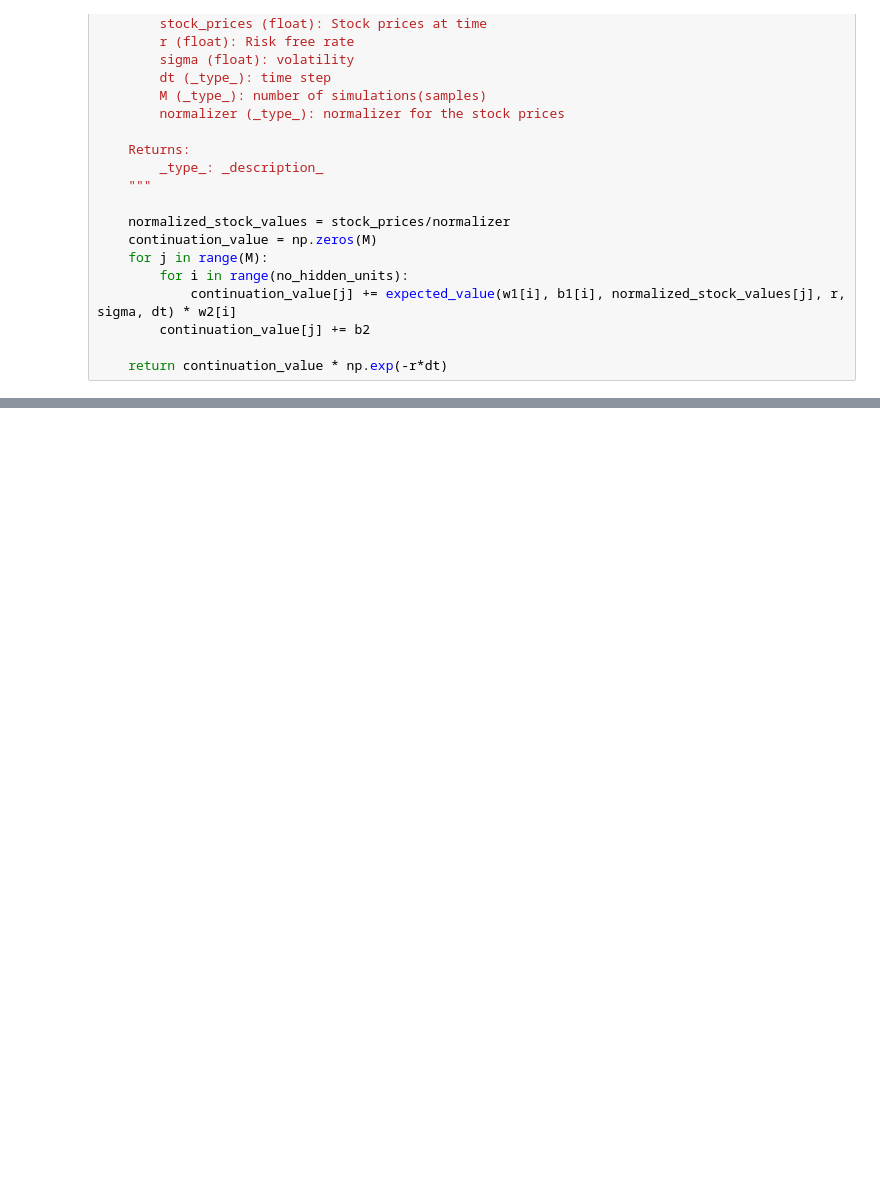
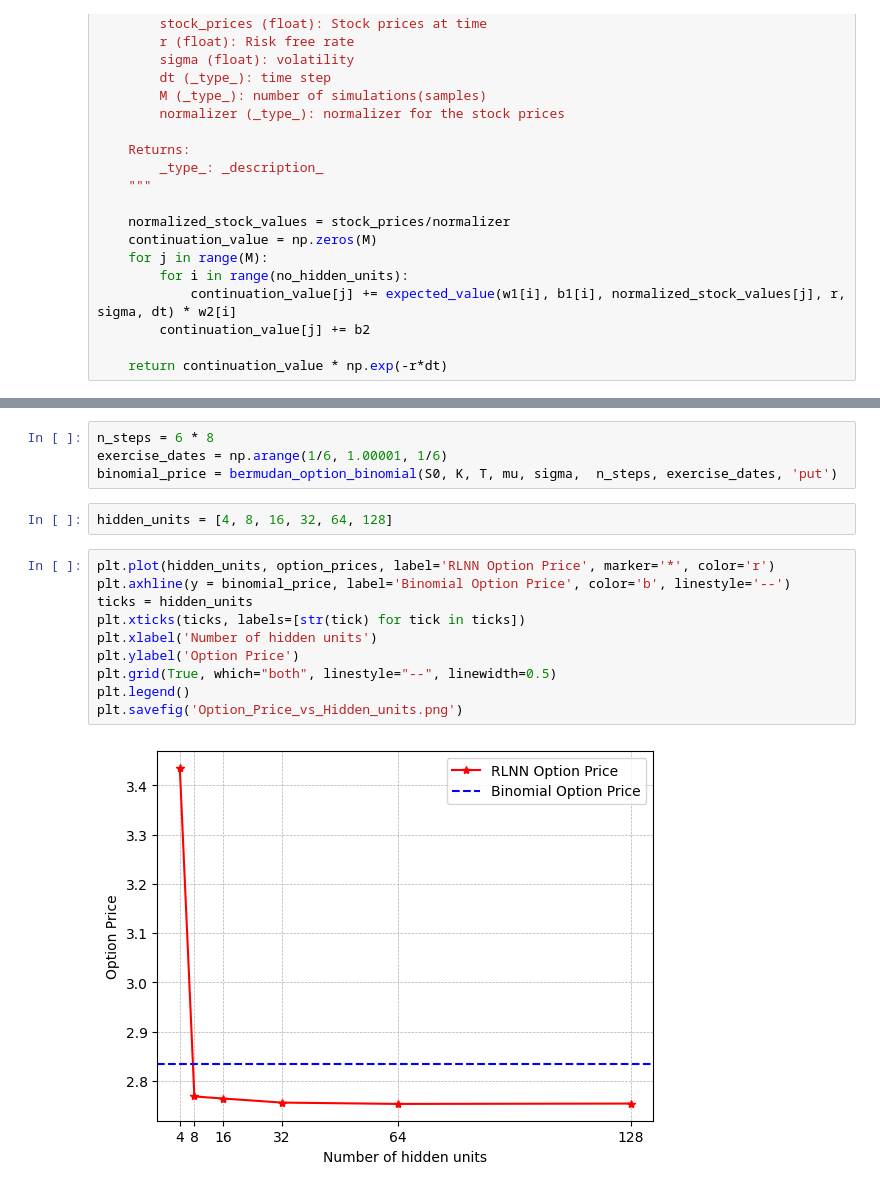
Before and after one commit to NitaiNijholt/SemiStaticReplicationNeuralNet, a Jupyter notebook: Final_Bermu_RLNN.ipynb, the cells around one changed output, grey strips where cells are left out. Cells and saved outputs as stored; diff of their text form; blank space fills up the shorter version.

Commit message:
Add files via upload
Final_Version of the Bermudan

```diff
--- a/Final_Bermu_RLNN.ipynb
+++ b/Final_Bermu_RLNN.ipynb
@@ -264,0 +435,18 @@ Epoch 1438/3000
+# %%
+n_steps = 6 * 8
+exercise_dates = np.arange(1/6, 1.00001, 1/6)
+binomial_price = bermudan_option_binomial(S0, K, T, mu, sigma,  n_steps, exercise_dates, 'put')
+# %%
+hidden_units = [4, 8, 16, 32, 64, 128]
+# %%
+plt.plot(hidden_units, option_prices, label='RLNN Option Price', marker='*', color='r')
+plt.axhline(y = binomial_price, label='Binomial Option Price', color='b', linestyle='--')
+ticks = hidden_units
+plt.xticks(ticks, labels=[str(tick) for tick in ticks])
+plt.xlabel('Number of hidden units')
+plt.ylabel('Option Price')
+plt.grid(True, which="both", linestyle="--", linewidth=0.5)
+plt.legend()
+plt.savefig('Option_Price_vs_Hidden_units.png')
+# %% [output]
+[figure, added]
```
Also changed, not shown: parts of 45 cells of this notebook.
